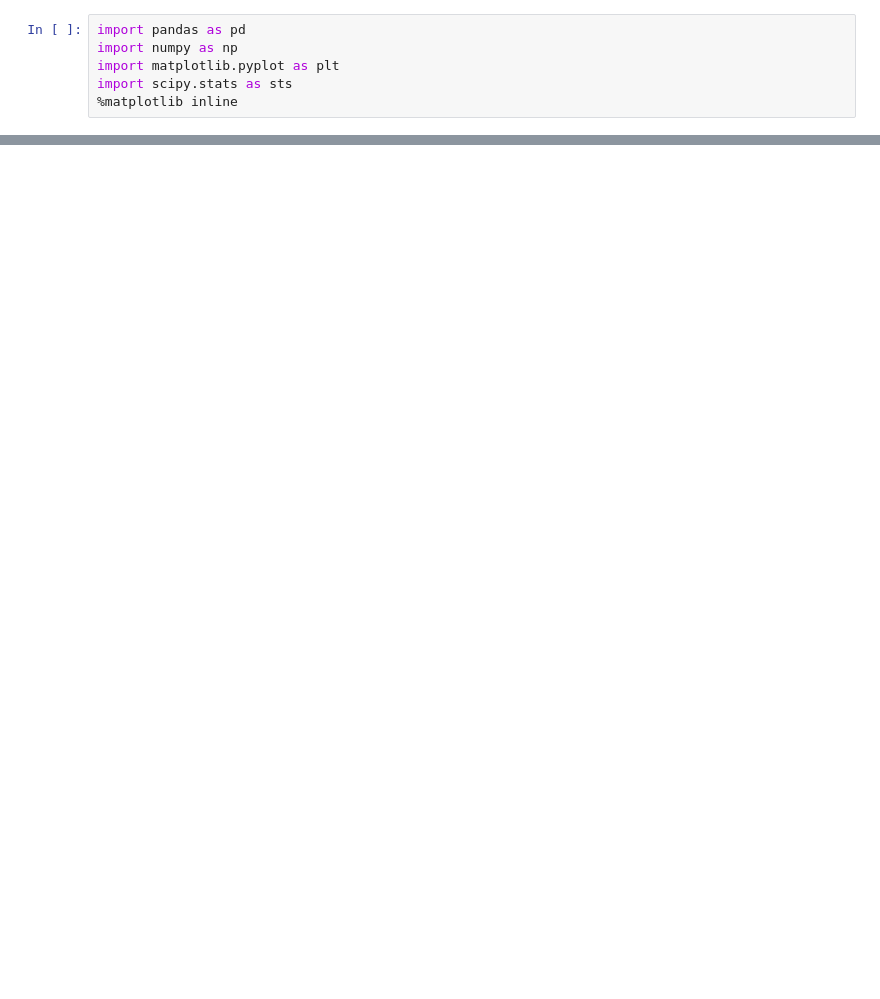
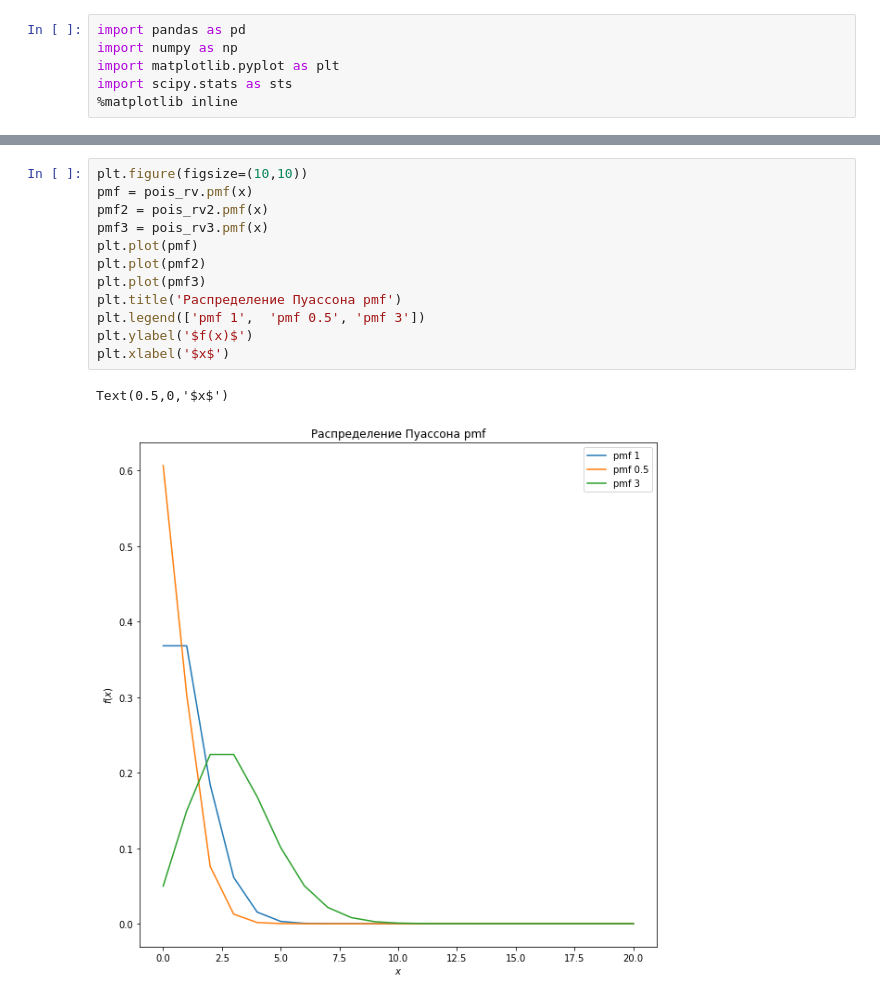
Before and after one commit to dsemen/netology, a Jupyter notebook: distr_graphics.ipynb, the cells around one changed output, grey strips where cells are left out. Cells and saved outputs as stored; diff of their text form; blank space fills up the shorter version.

```diff
--- a/distr_graphics.ipynb
+++ b/distr_graphics.ipynb
@@ -40,2 +26,17 @@ Text(0.5,0,'$x$')
+# %%
+plt.figure(figsize=(10,10))
+pmf = pois_rv.pmf(x)
+pmf2 = pois_rv2.pmf(x)
+pmf3 = pois_rv3.pmf(x)
+plt.plot(pmf)
+plt.plot(pmf2)
+plt.plot(pmf3)
+plt.title('Распределение Пуассона pmf')
+plt.legend(['pmf 1',  'pmf 0.5', 'pmf 3'])
+plt.ylabel('$f(x)$')
+plt.xlabel('$x$')
+# %% [output]
+Text(0.5,0,'$x$')
+[figure, added]
 # %%
 random_val = sts.expon(3)
```
Also changed, not shown: parts of 7 cells of this notebook.
